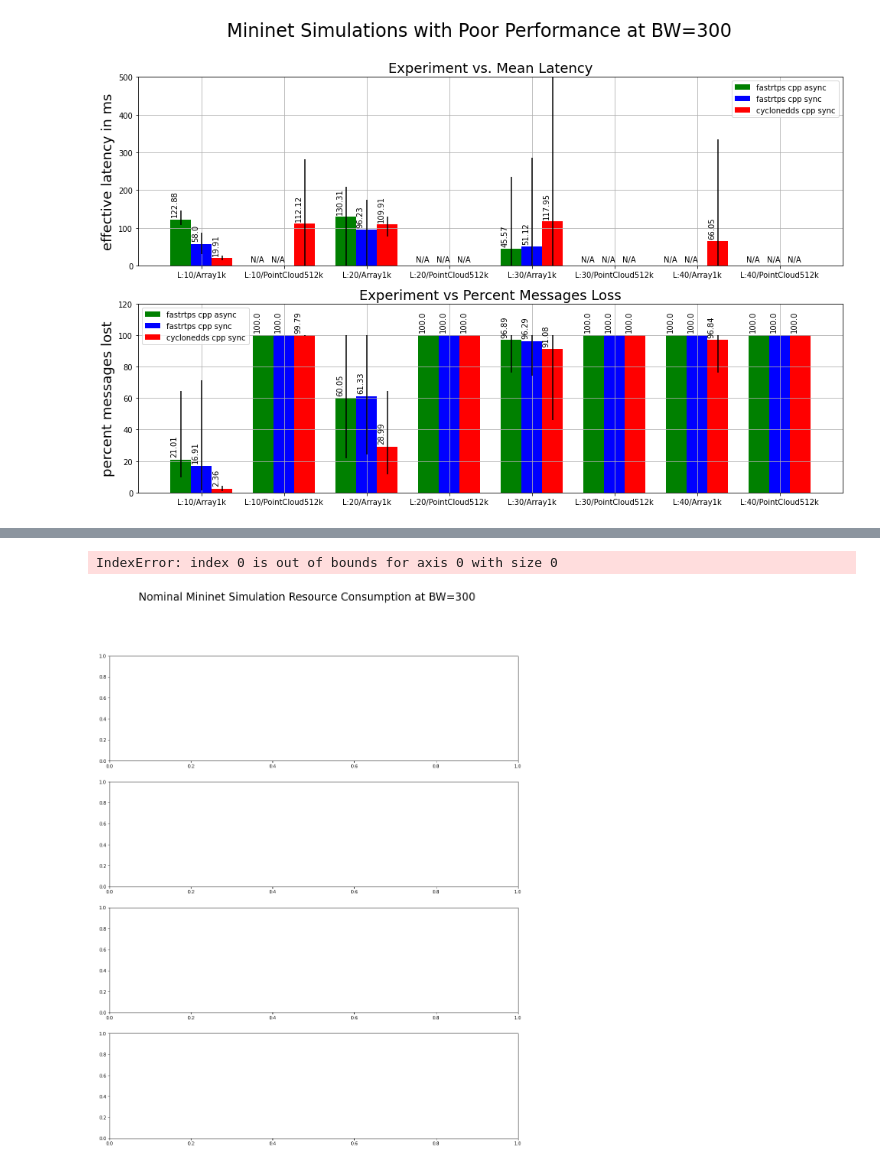
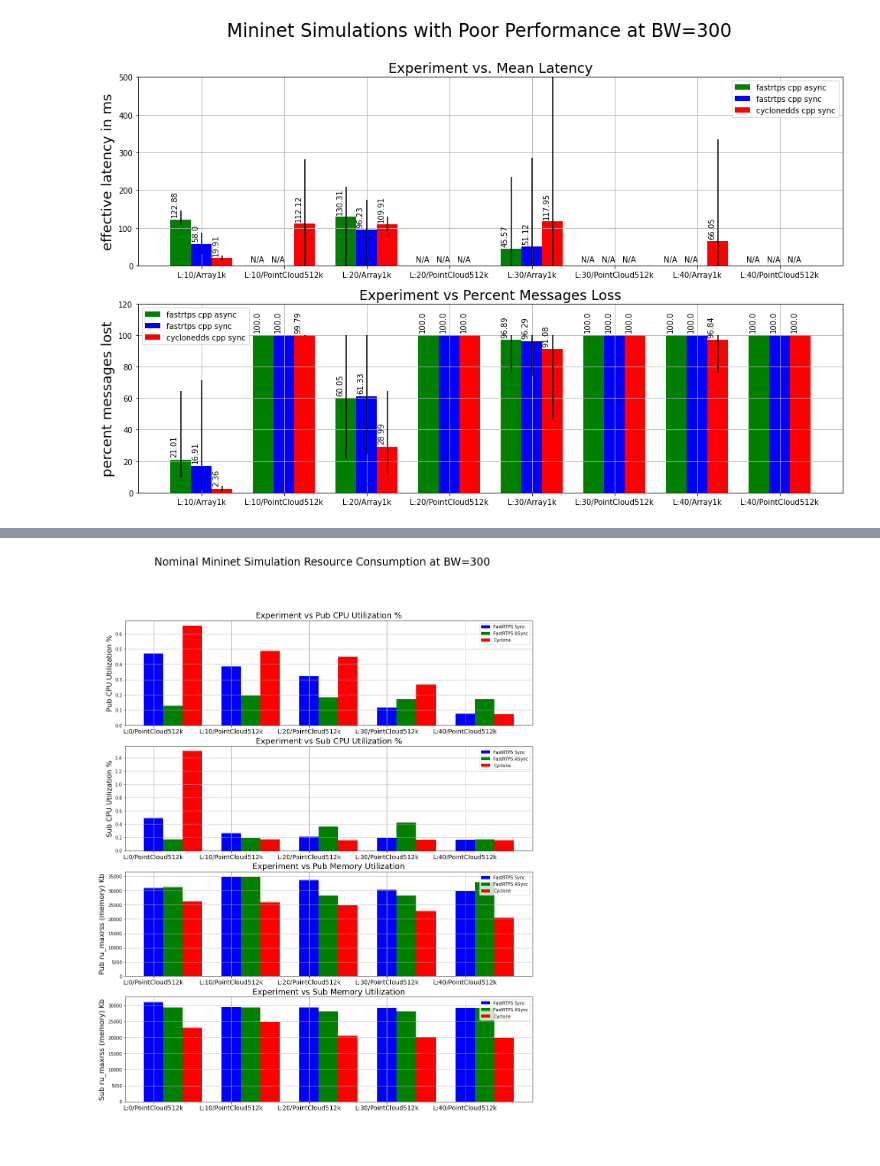
Before and after one commit to osrf/TSC-RMW-Reports, a Jupyter notebook: galactic/MininetExperimentResults.ipynb, the cells around one changed output, grey strips where cells are left out. Cells and saved outputs as stored; diff of their text form; code cells hidden in the pictures.

Commit message:
CPU and Mem averages for mininet pubsub.

```diff
--- a/galactic/MininetExperimentResults.ipynb
+++ b/galactic/MininetExperimentResults.ipynb
@@ -259,7 +259,8 @@ def average_experimental_runs(df):
         for d in desc_cols:
             temp[d] = run.iloc[0][d]
         # values we want to calculate mean and std for.
-        to_keep = ["sub_mean_latency_max (ms)","lost_prct","sub_mean_latency_mean (ms)","sub_effective_latency"]
+        to_keep = ["sub_mean_latency_max (ms)","lost_prct","sub_mean_latency_mean (ms)","sub_effective_latency",
+                   'pub_mean_cpu_usage (%)','sub_mean_cpu_usage (%)',"pub_mean_ru_maxrss","sub_mean_ru_maxrss"]
         for keep in to_keep:
             temp[keep] = run[keep].mean()
             temp[keep+"_min"] = np.min(run[keep])
@@ -500,46 +498,58 @@ plt.savefig("./plots/PoorPerformersBW1000.png")
 # %%
-def generate_mininet_plot_good_conditions(fast_df, cyclone_df, render_set,super_title):
+def generate_mininet_plot_good_conditions(fast_sync_df, fast_async_df, cyclone_df, render_set,super_title):
     to_plot = ['pub_mean_cpu_usage (%)','sub_mean_cpu_usage (%)',"pub_mean_ru_maxrss","sub_mean_ru_maxrss"]
     plot_units = ['Pub CPU Utilization %','Sub CPU Utilization %',"Pub ru_maxrss (memory) Kb","Sub ru_maxrss (memory) Kb"]
     titles = ["Experiment vs Pub CPU Utilization %","Experiment vs Sub CPU Utilization %","Experiment vs Pub Memory Utilization","Experiment vs Sub Memory Utilization"]
     y_extents = [[0,3],[0,3],[0,50000],[0,50000]]
     fig, ax = plt.subplots(len(to_plot))
     fig.set_size_inches(16.5,20)
     fig.suptitle(super_title,fontsize=24)
     for idx,data_point in enumerate(to_plot):
-        fast = []
+        fast_sync = []
+        fast_async = []
         cyclone = []
         x_label = []
         for render in render_set:
             x_label.append("L:{0}/{1}".format(render[1],render[2]))
-            fv = fast_df.loc[(fast_df['bandwidth'] == render[0]) & (fast_df["loss"] == render[1]) & (fast_df["message_type"]==render[2])]
-            fast.append(fv[data_point].values[0])
+            fvs = fast_sync_df.loc[(fast_sync_df['bandwidth'] == render[0]) &
+                                   (fast_sync_df["loss"] == render[1]) &
+                                   (fast_sync_df["message_type"]==render[2])]
+            fast_sync.append(fvs[data_point].values[0])
+
+            fva = fast_sync_df.loc[(fast_async_df['bandwidth'] == render[0]) &
+                                   (fast_async_df["loss"] == render[1]) &
+                                   (fast_async_df["message_type"]==render[2])]
+            fast_async.append(fva[data_point].values[0])
+
             cv = cyclone_df.loc[(cyclone_df['bandwidth'] == render[0]) &
                                 (cyclone_df["loss"] == render[1]) &
                                 (cyclone_df["message_type"] == render[2])]
             cyclone.append(cv[data_point].values[0])
 
         x = np.arange(len(render_set))
-        sz = 0.33
+        sz = 0.25
         ax[idx].grid(which="both")
-        ax[idx].bar(x + 0.00, fast, color = 'b', width = sz,label="FastRTPS")
-        ax[idx].bar(x + sz, cyclone, color = 'g', width = sz,label="Cyclone")
-        ax[idx].set_ylim(y_extents[idx])
+        ax[idx].bar(x + 0.00, fast_sync, color = 'b', width = sz,label="FastRTPS Sync")
+        ax[idx].bar(x + sz, fast_async, color = 'g', width = sz,label="FastRTPS ASync")
+        ax[idx].bar(x + (2*sz), cyclone, color = 'r', width = sz,label="Cyclone")
+        #ax[idx].set_ylim(y_extents[idx])
         ax[idx].set_xticks(x)
         ax[idx].set_xticklabels(x_label,rotation=0,fontsize=14)
         ax[idx].set_ylabel(plot_units[idx],fontsize=16)
         #ax[idx].set_xlabel("Mininet Experimental Conditions")
         ax[idx].set_title(titles[idx],fontsize=18)
         ax[idx].legend()
     return fig
 
 good_examples = [
-    (300,20,'Array1k'),
+    (300,0,'PointCloud512k'),
+    (300,10,'PointCloud512k'),
     (300,20,'PointCloud512k'),
-    (300,20,'Array1m'),
-    (300,20,'PointCloud2m')]
-out = generate_mininet_plot_good_conditions(fast_df,cyclone_df,good_examples,"Nominal Mininet Simulation Resource Consumption at BW=300")
-plt.savefig("GoodBW300.png")
+    (300,30,'PointCloud512k'),
+    (300,40,'PointCloud512k'),
+
+]
+out = generate_mininet_plot_good_conditions(fast_sync_run_avg_df,fast_async_run_avg_df,cyclone_run_avg_df,good_examples,"Nominal Mininet Simulation Resource Consumption at BW=300")
+plt.savefig("./plots/ResourceBW300-512k.png")
 # %% [output]
-IndexError: index 0 is out of bounds for axis 0 with size 0
-[figure, old version]
+[figure, new version]
```
Also changed, not shown: parts of 11 cells of this notebook, 7 other files.
